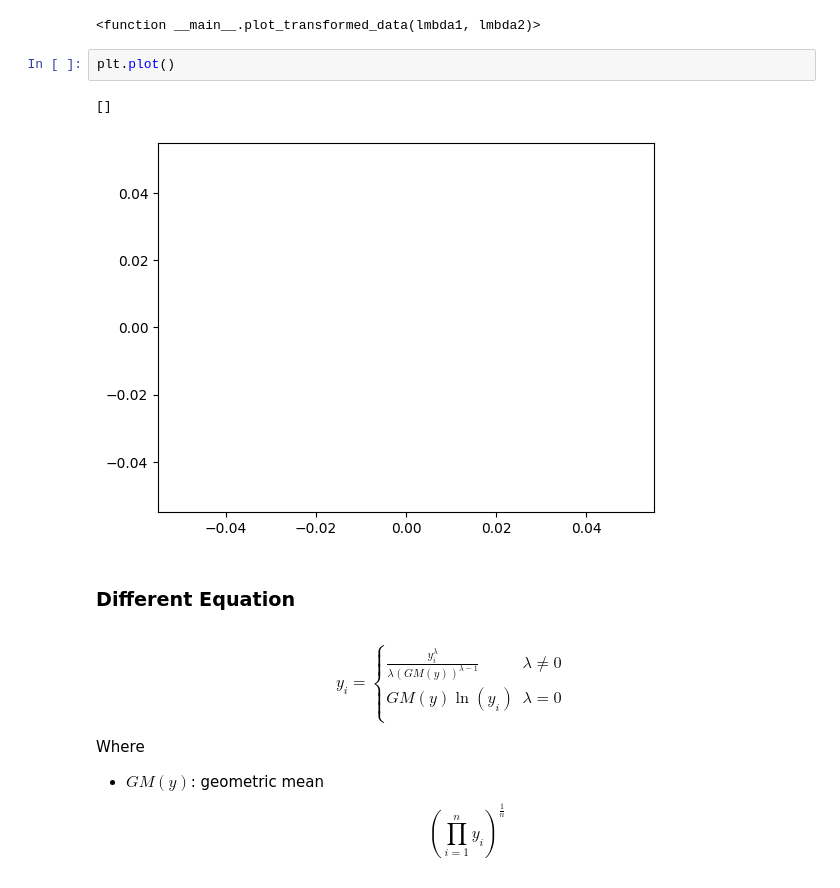
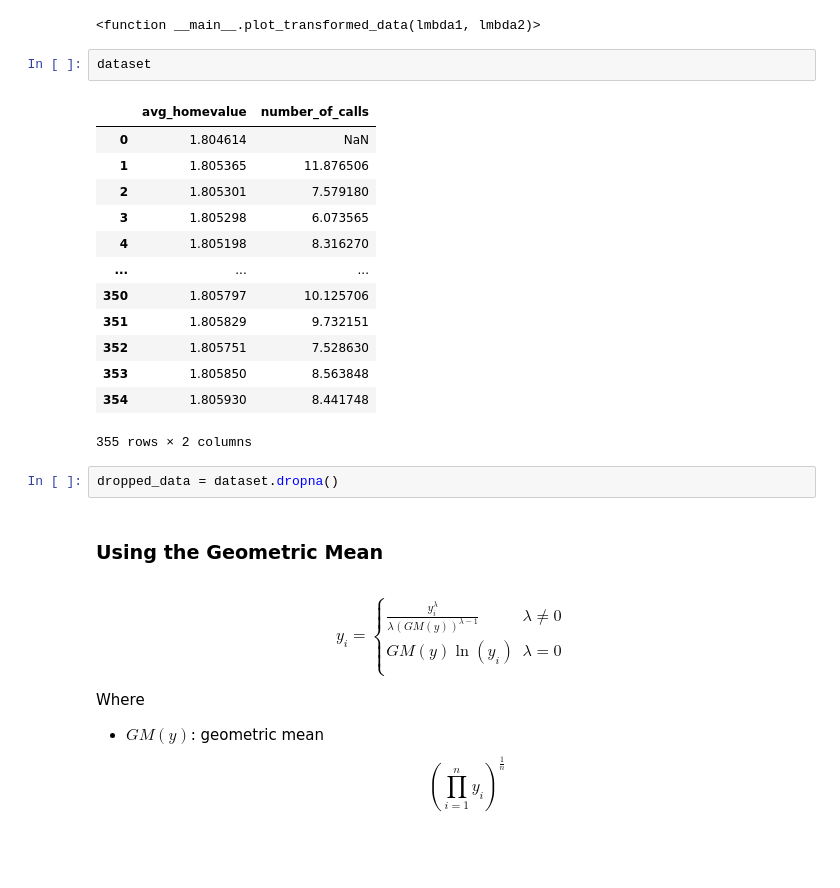
Before and after one commit to jordanlauritzen2/CRFR_Sp24_Project, a Jupyter notebook: CRFR_notebook.ipynb, the cells around one changed output. Cells and saved outputs as stored; diff of their text form; blank space fills up the shorter version.

Commit message:
added a lot: power transforms (sliders, tried Yeo-Johnson method, tried optimizing lambda??), made progress on anomalous call volume, started zero-inflated mixture models

```diff
--- a/CRFR_notebook.ipynb
+++ b/CRFR_notebook.ipynb
@@ -1201,13 +1246,26 @@ interact(plot_transformed_data, lmbda1=lmbda1_slider, lmbda2=lmbda2_slider)
 # %% [output]
 interactive(children=(FloatSlider(value=0.0, description='lmbda1:', max=5.0, min=-5.0), FloatSlider(value=0.0,…
 <function __main__.plot_transformed_data(lmbda1, lmbda2)>
-# %%
-plt.plot()
-# %% [output]
-[]
-[figure, removed]
-# %% [markdown]
-### Different Equation
+# %%
+dataset
+# %% [output]
+|  | avg_homevalue | number_of_calls |
+| 0 | 1.804614 | NaN |
+| 1 | 1.805365 | 11.876506 |
+| 2 | 1.805301 | 7.579180 |
+| 3 | 1.805298 | 6.073565 |
+| 4 | 1.805198 | 8.316270 |
+| ... | ... | ... |
+| 350 | 1.805797 | 10.125706 |
+| 351 | 1.805829 | 9.732151 |
+| 352 | 1.805751 | 7.528630 |
+| 353 | 1.805850 | 8.563848 |
+| 354 | 1.805930 | 8.441748 |
+355 rows × 2 columns
+# %%
+dropped_data = dataset.dropna()
+# %% [markdown]
+### Using the Geometric Mean
 # %% [markdown]
 $$y_i = \begin{cases}
       \frac{y_i^\lambda}{\lambda(GM(y))^{\lambda - 1}} & \lambda \neq 0 \\
```
Also changed, not shown: parts of 56 cells of this notebook.
